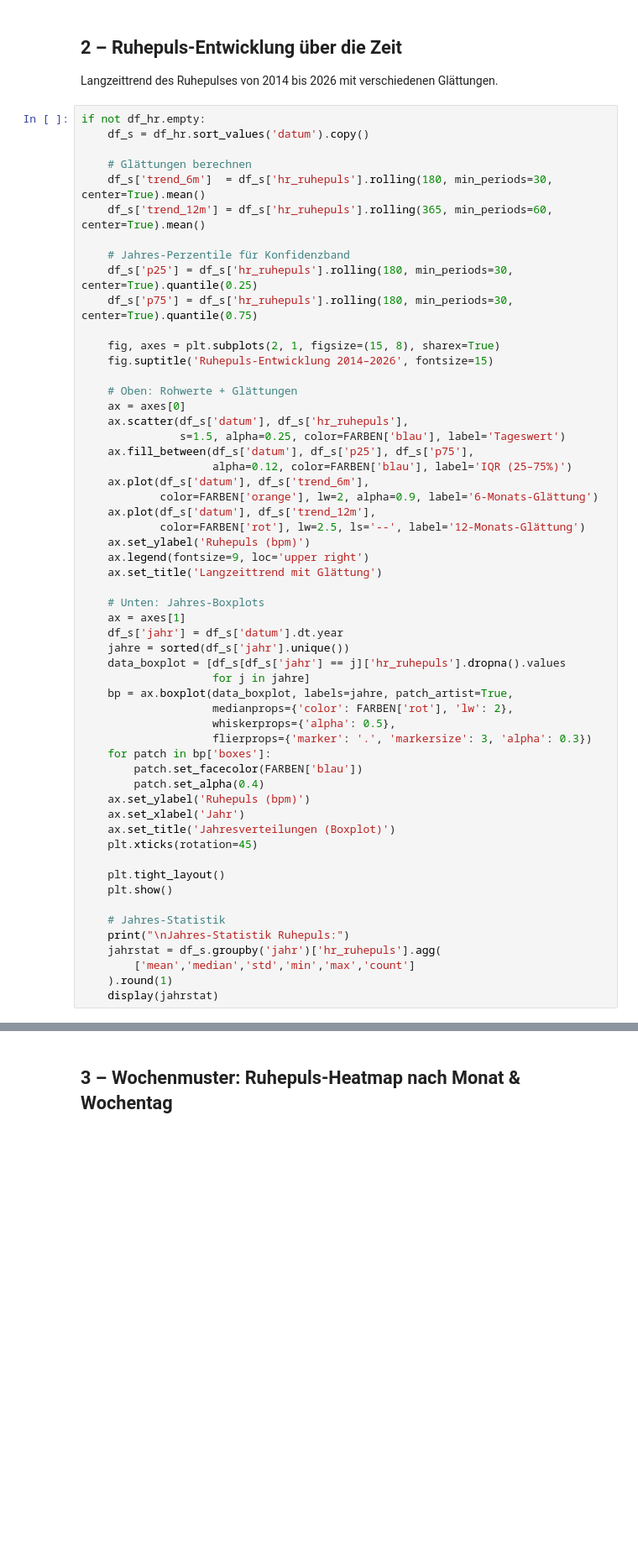
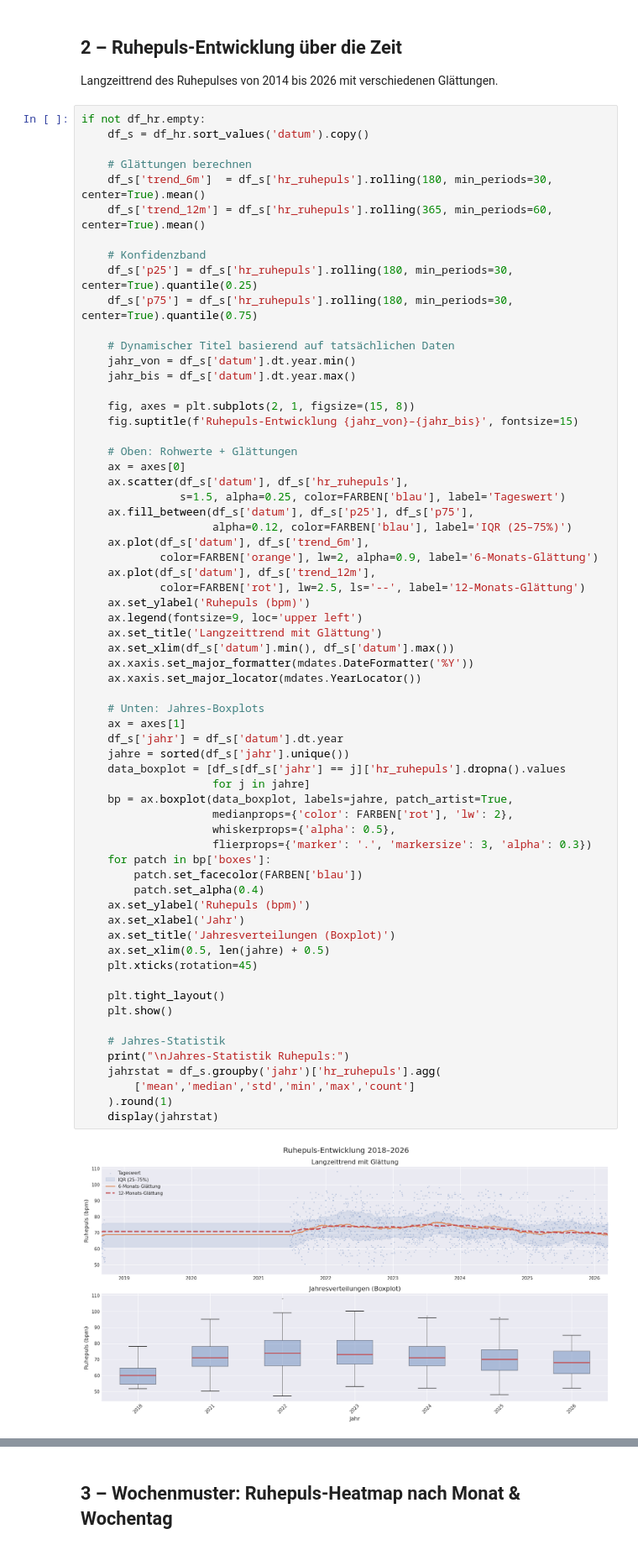
Before and after one commit to resaCH/polar_databricks, a Jupyter notebook: notebooks/03_analysis.ipynb, the cells around one changed output, grey strips where cells are left out. Shown at 84% size. Saved outputs shown, nothing was run; the diff lists cells and outputs as text; blank space fills up the shorter version.

```diff
--- a/notebooks/03_analysis.ipynb
+++ b/notebooks/03_analysis.ipynb
@@ -90,12 +106,16 @@ if not df_hr.empty:
     df_s['trend_6m']  = df_s['hr_ruhepuls'].rolling(180, min_periods=30, center=True).mean()
     df_s['trend_12m'] = df_s['hr_ruhepuls'].rolling(365, min_periods=60, center=True).mean()
 
-    # Jahres-Perzentile für Konfidenzband
+    # Konfidenzband
     df_s['p25'] = df_s['hr_ruhepuls'].rolling(180, min_periods=30, center=True).quantile(0.25)
     df_s['p75'] = df_s['hr_ruhepuls'].rolling(180, min_periods=30, center=True).quantile(0.75)
 
-    fig, axes = plt.subplots(2, 1, figsize=(15, 8), sharex=True)
-    fig.suptitle('Ruhepuls-Entwicklung 2014–2026', fontsize=15)
+    # Dynamischer Titel basierend auf tatsächlichen Daten
+    jahr_von = df_s['datum'].dt.year.min()
+    jahr_bis = df_s['datum'].dt.year.max()
+
+    fig, axes = plt.subplots(2, 1, figsize=(15, 8))
+    fig.suptitle(f'Ruhepuls-Entwicklung {jahr_von}–{jahr_bis}', fontsize=15)
 
     # Oben: Rohwerte + Glättungen
     ax = axes[0]
@@ -108,33 +128,39 @@ if not df_hr.empty:
     ax.plot(df_s['datum'], df_s['trend_12m'],
             color=FARBEN['rot'], lw=2.5, ls='--', label='12-Monats-Glättung')
     ax.set_ylabel('Ruhepuls (bpm)')
-    ax.legend(fontsize=9, loc='upper right')
+    ax.legend(fontsize=9, loc='upper left')
     ax.set_title('Langzeittrend mit Glättung')
+    ax.set_xlim(df_s['datum'].min(), df_s['datum'].max())
+    ax.xaxis.set_major_formatter(mdates.DateFormatter('%Y'))
+    ax.xaxis.set_major_locator(mdates.YearLocator())
 
     # Unten: Jahres-Boxplots
     ax = axes[1]
     df_s['jahr'] = df_s['datum'].dt.year
     jahre = sorted(df_s['jahr'].unique())
     data_boxplot = [df_s[df_s['jahr'] == j]['hr_ruhepuls'].dropna().values
                     for j in jahre]
     bp = ax.boxplot(data_boxplot, labels=jahre, patch_artist=True,
                     medianprops={'color': FARBEN['rot'], 'lw': 2},
                     whiskerprops={'alpha': 0.5},
                     flierprops={'marker': '.', 'markersize': 3, 'alpha': 0.3})
     for patch in bp['boxes']:
         patch.set_facecolor(FARBEN['blau'])
         patch.set_alpha(0.4)
     ax.set_ylabel('Ruhepuls (bpm)')
     ax.set_xlabel('Jahr')
     ax.set_title('Jahresverteilungen (Boxplot)')
+    ax.set_xlim(0.5, len(jahre) + 0.5)
     plt.xticks(rotation=45)
 
     plt.tight_layout()
     plt.show()
 
     # Jahres-Statistik
     print("\nJahres-Statistik Ruhepuls:")
     jahrstat = df_s.groupby('jahr')['hr_ruhepuls'].agg(
         ['mean','median','std','min','max','count']
     ).round(1)
     display(jahrstat)
+# %% [output]
+[figure, added]
```
Also changed, not shown: parts of 9 cells of this notebook, 3 other files.
